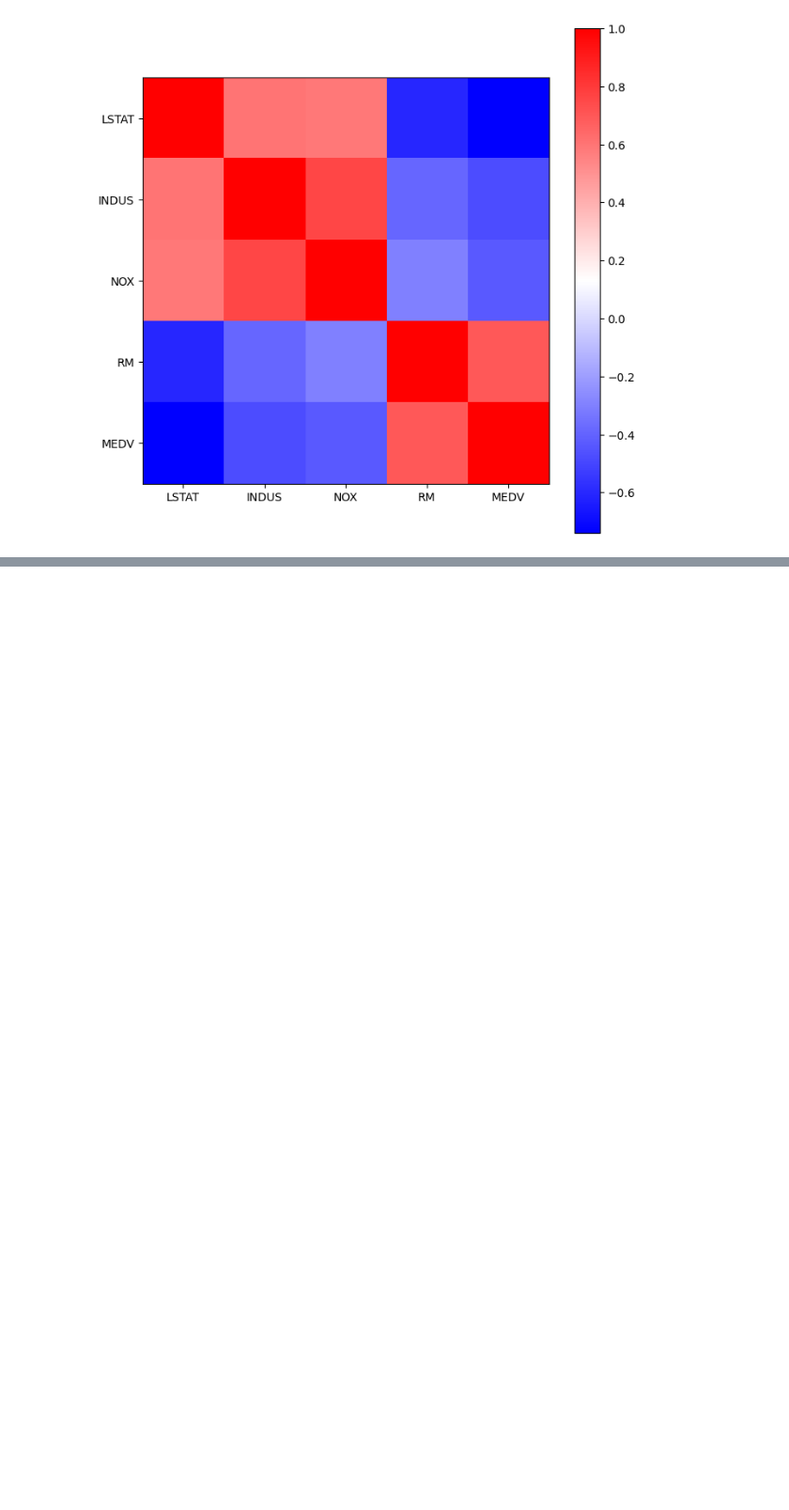
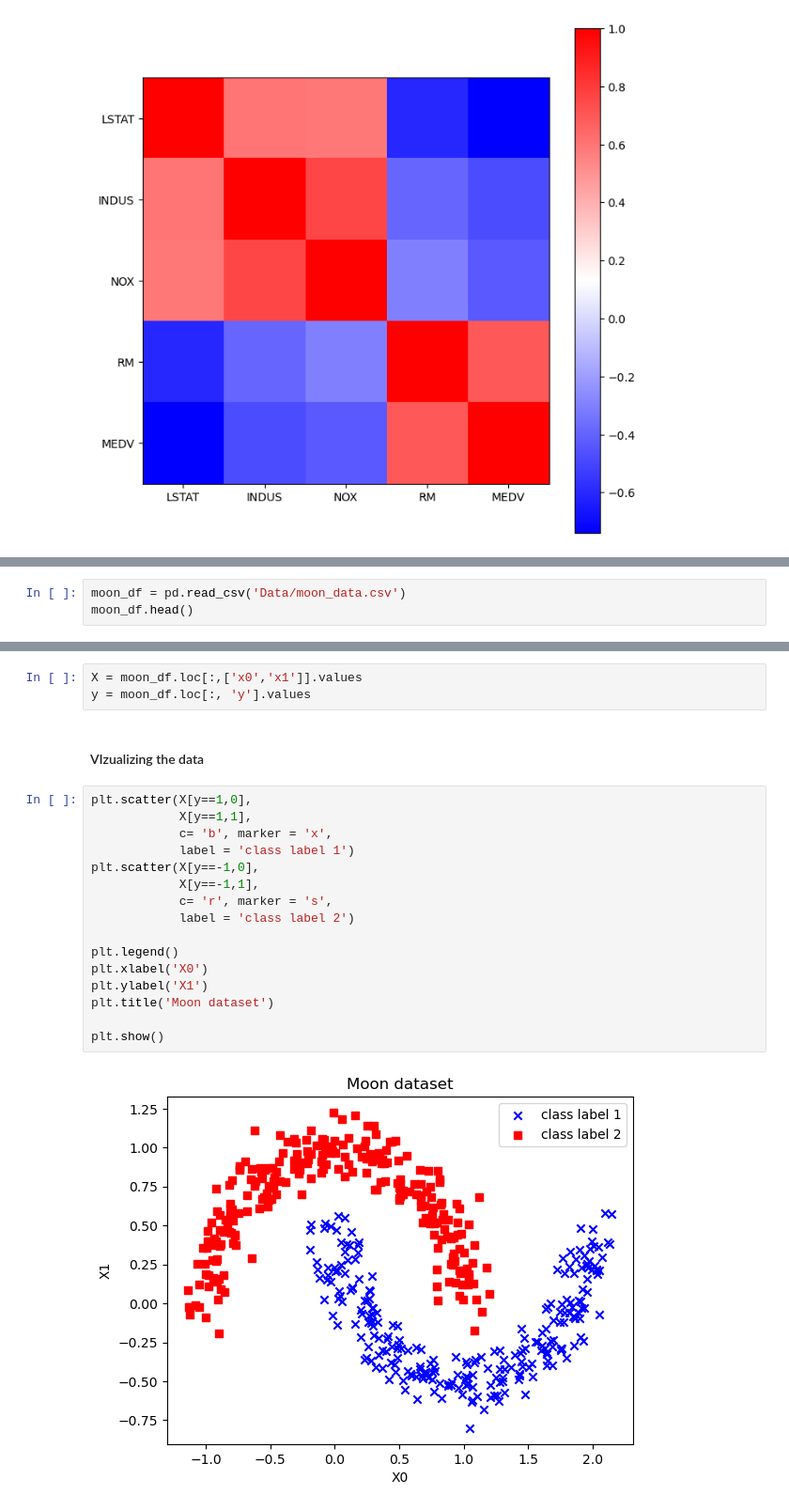
Before and after one commit to ellinorlekven/STR459, a Jupyter notebook: Lecture 07.ipynb, the cells around one changed output, grey strips where cells are left out. Shown at 94% size. Saved outputs shown, nothing was run; the diff lists cells and outputs as text; blank space fills up the shorter version.

```diff
--- a/Lecture 07.ipynb
+++ b/Lecture 07.ipynb
@@ -306,0 +389,3 @@ sc_y = StandardScaler()
+# %%
+moon_df = pd.read_csv('Data/moon_data.csv')
+moon_df.head()
@@ -306,0 +399,23 @@ sc_y = StandardScaler()
+# %%
+X = moon_df.loc[:,['x0','x1']].values
+y = moon_df.loc[:, 'y'].values
+# %% [markdown]
+#### VIzualizing the data
+# %%
+plt.scatter(X[y==1,0],
+            X[y==1,1],
+            c= 'b', marker = 'x',
+            label = 'class label 1')
+plt.scatter(X[y==-1,0],
+            X[y==-1,1],
+            c= 'r', marker = 's',
+            label = 'class label 2')
+
+plt.legend()
+plt.xlabel('X0')
+plt.ylabel('X1')
+plt.title('Moon dataset')
+
+plt.show()
+# %% [output]
+[figure, added]
```
Also changed, not shown: parts of 32 cells of this notebook.
